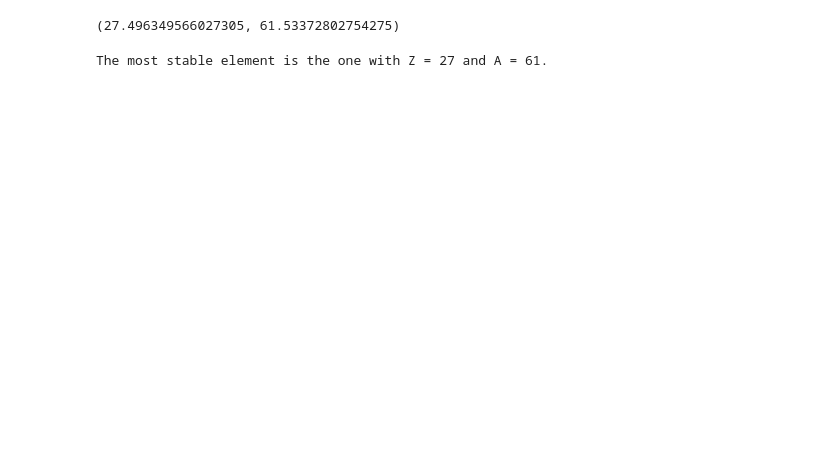
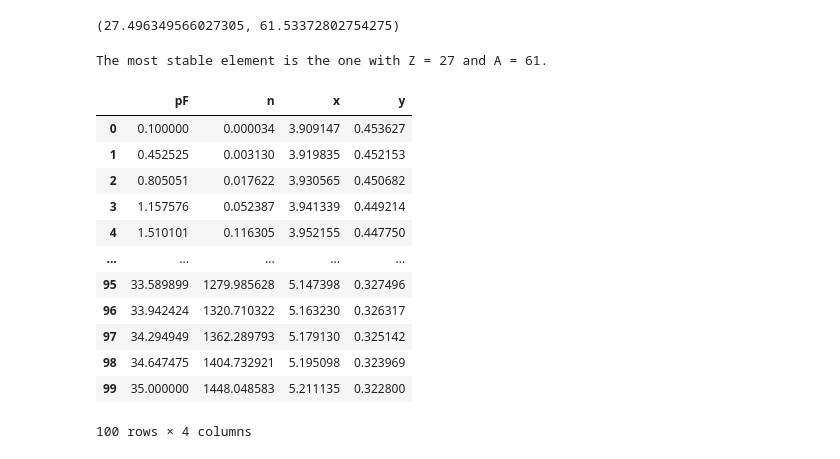
Before and after one commit to zafeirian/Computational-Nuclear-Physics, a Jupyter notebook: Crust/Crust.ipynb, the cells around one changed output. Drawn from its saved outputs; the diff is of its cells as text; code cells hidden in the pictures; blank space fills up the shorter version.

```diff
--- a/Crust/Crust.ipynb
+++ b/Crust/Crust.ipynb
@@ -31,0 +52,16 @@ The most stable element is the one with Z = 27 and A = 61.
+# %%
+df
+# %% [output]
+|  | pF | n | x | y |
+| 0 | 0.100000 | 0.000034 | 3.909147 | 0.453627 |
+| 1 | 0.452525 | 0.003130 | 3.919835 | 0.452153 |
+| 2 | 0.805051 | 0.017622 | 3.930565 | 0.450682 |
+| 3 | 1.157576 | 0.052387 | 3.941339 | 0.449214 |
+| 4 | 1.510101 | 0.116305 | 3.952155 | 0.447750 |
+| ... | ... | ... | ... | ... |
+| 95 | 33.589899 | 1279.985628 | 5.147398 | 0.327496 |
+| 96 | 33.942424 | 1320.710322 | 5.163230 | 0.326317 |
+| 97 | 34.294949 | 1362.289793 | 5.179130 | 0.325142 |
+| 98 | 34.647475 | 1404.732921 | 5.195098 | 0.323969 |
+| 99 | 35.000000 | 1448.048583 | 5.211135 | 0.322800 |
+100 rows × 4 columns
```
Also changed, not shown: parts of 8 cells of this notebook.
